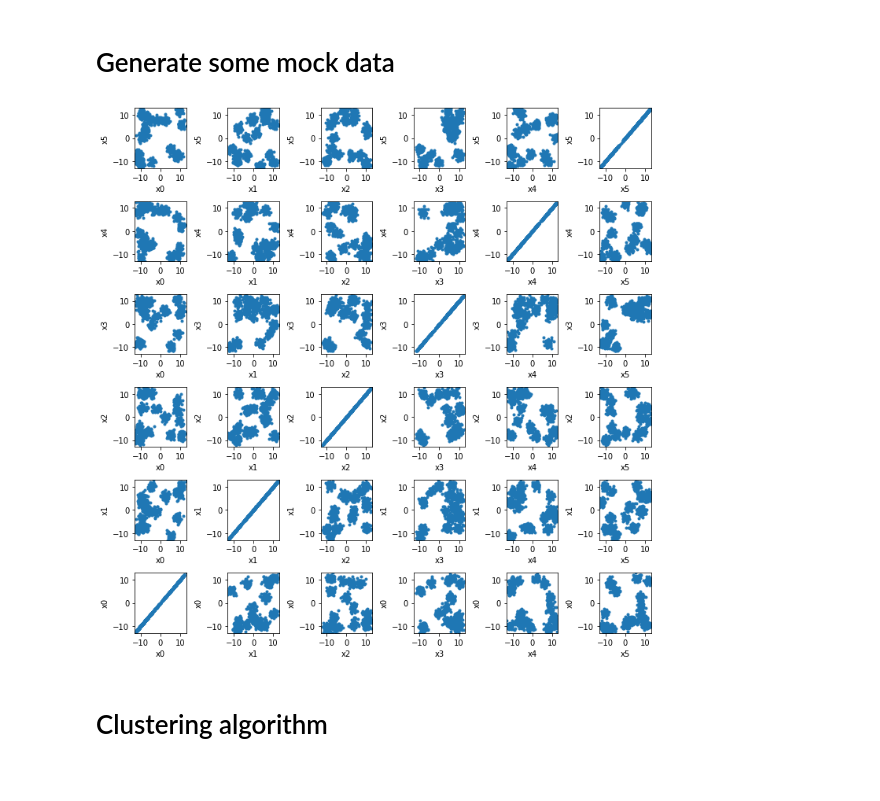
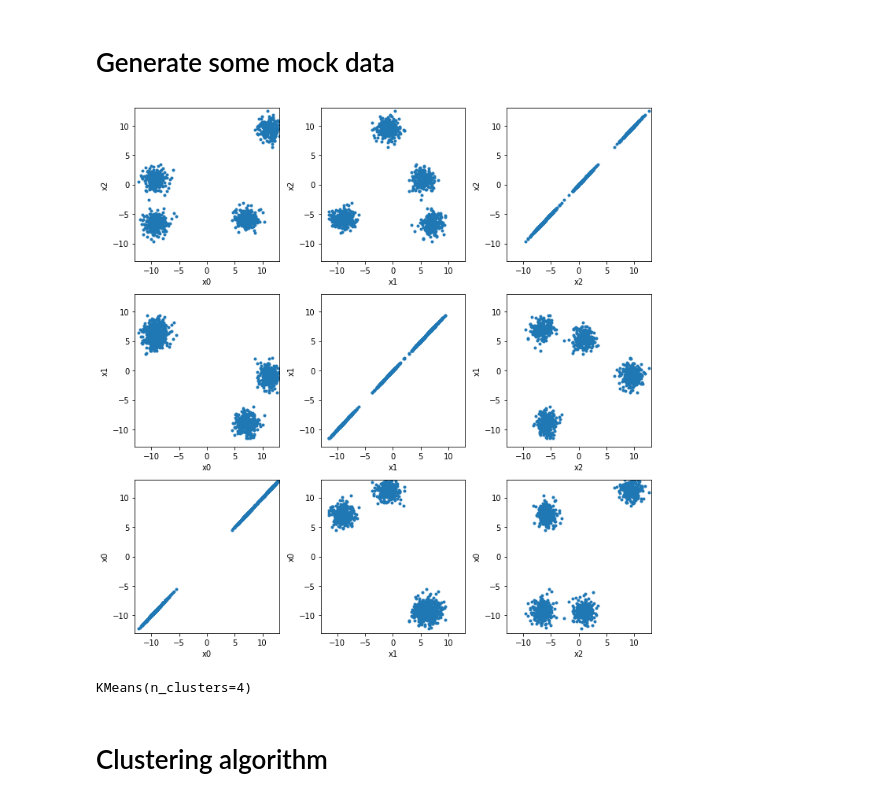
Before and after one commit to dig07/PySO, a Jupyter notebook: KMeans_cluster_identification.ipynb, the cells around one changed output. Drawn from its saved outputs; the diff is of its cells as text; code cells hidden in the pictures.

```diff
--- a/KMeans_cluster_identification.ipynb
+++ b/KMeans_cluster_identification.ipynb
@@ -17,34 +17,44 @@ from sklearn.cluster import KMeans
 # %%
 from pomegranate import *
 
-ndim = 6
-nclusters = 16
+ndim = 3
+nclusters = 4
 
 d = []
 for i in range(nclusters):
     mean = np.random.uniform(-12, 12, size=ndim)
     cov = np.eye(ndim)
     d.append(MultivariateGaussianDistribution(mean, cov))
 model = GeneralMixtureModel(d, weights=np.ones(nclusters)/nclusters)
 
 pts = model.sample(1000)
 
 fig1, axes = plt.subplots(nrows=ndim, ncols=ndim, figsize=(10, 10))
 for col in np.arange(ndim):
     for row in np.arange(ndim):
         axes[ndim-row-1, col].scatter(pts[:,col], pts[:,row],
                                       marker='.', c='C0')
 
         axes[ndim-row-1, col].set_xlabel("x"+str(col))
         axes[ndim-row-1, col].set_ylabel("x"+str(row))
 
         axes[ndim-row-1, col].set_xlim(-13, 13)
         axes[ndim-row-1, col].set_ylim(-13, 13)
 
 plt.tight_layout()
 plt.show()
 # %% [output]
-[figure, old version]
+[figure, new version]
+# %%
+kmeans = KMeans(n_clusters=4)
+kmeans.fit(pts)
+
+good = np.array([1,2,3,4])>2
+
+kmeans.cluster_centers_ = kmeans.cluster_centers_[good]
+print(kmeans)
+# %% [output]
+KMeans(n_clusters=4)
 # %% [markdown]
 # Clustering algorithm
 # %%
```
Also changed, not shown: 1 other file.
